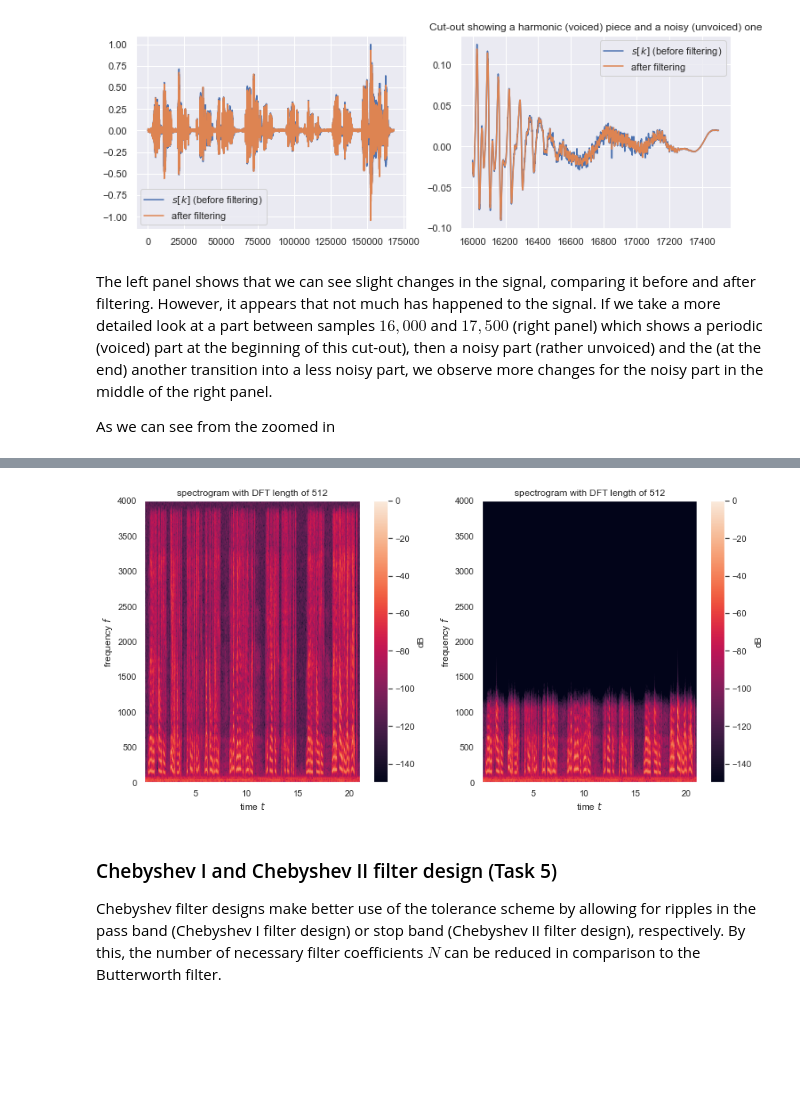
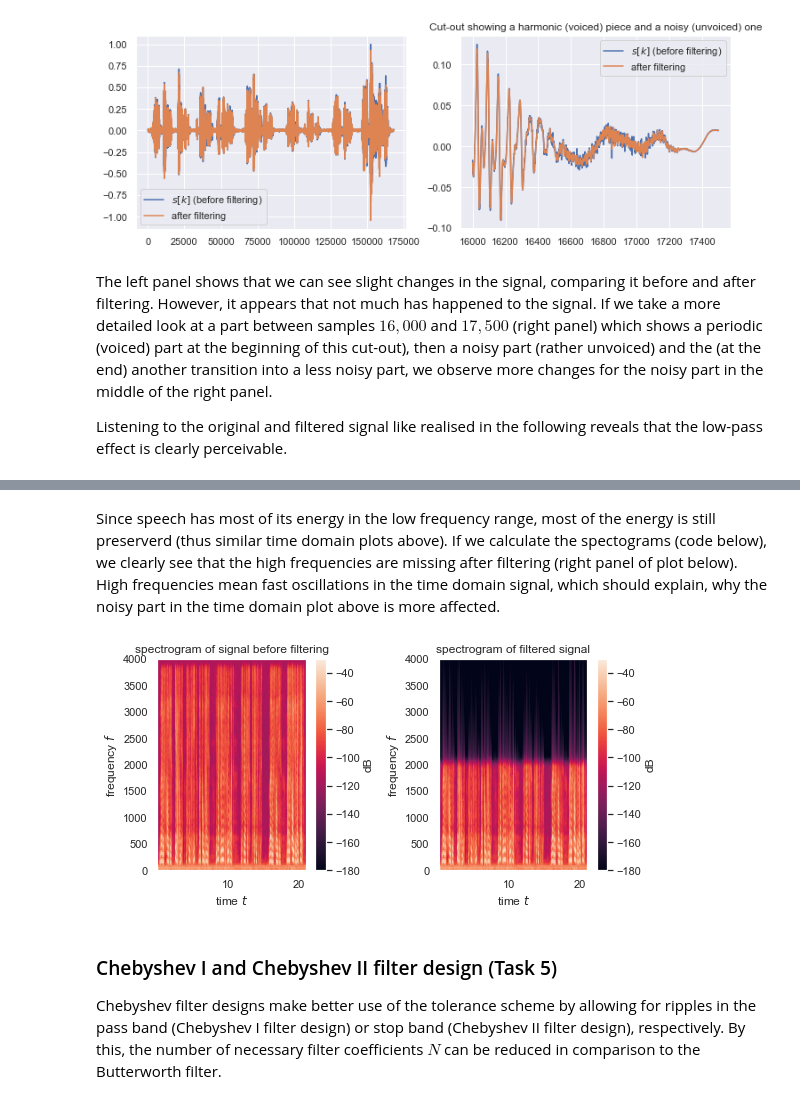
Before and after one commit to sap-shef/SpeechProcesssingLab, a Jupyter notebook: Lab-Sheet-Solutions/Lab-Sheet-5-Solution.ipynb, the cells around one changed output, grey strips where cells are left out. Cells and saved outputs as stored; diff of their text form; code cells hidden in the pictures; blank space fills up the shorter version.

```diff
--- a/Lab-Sheet-Solutions/Lab-Sheet-5-Solution.ipynb
+++ b/Lab-Sheet-Solutions/Lab-Sheet-5-Solution.ipynb
@@ -332,8 +347,7 @@ plt.legend();
 # %% [markdown]
 The left panel shows that we can see slight changes in the signal, comparing it before and after filtering. However, it appears that not much has happened to the signal. If we take a more detailed look at a part between samples $16,000$ and $17,500$ (right panel) which shows a periodic (voiced) part at the beginning of this cut-out), then a noisy part (rather unvoiced) and the (at the end) another transition into a less noisy part, we observe more changes for the noisy part in the middle of the right panel.
 
-
-As we can see from the zoomed in
+Listening to the original and filtered signal like realised in the following reveals that the low-pass effect is clearly perceivable.
 # %%
 # listen to the sound file (if you want)
 ipd.Audio(s, rate=fs)
@@ -344,36 +358,35 @@ ipd.Audio(s, rate=fs)
 ipd.Audio(s_filtered, rate=fs)
 # %% [output]
 [interactive output not drawn]
+# %% [markdown]
+Since speech has most of its energy in the low frequency range, most of the energy is still preserverd (thus similar time domain plots above). If we calculate the spectograms (code below), we clearly see that the high frequencies are missing after filtering (right panel of plot below). High frequencies mean fast oscillations in the time domain signal, which should explain, why the noisy part in the time domain plot above is more affected.
 # %%
-# visualise
-fig=plt.figure(figsize=(12,6)) # create a figure of size 12 x 6 inches
-
-LDFT=512
+# visualise as spectrograms
+fig=plt.figure(figsize=(8,4)) # create a figure of size 12 x 6 inches
 
 plt.subplot(1,2,1)
-plt.specgram(s, Fs=fs, NFFT=LDFT); # NFFT default: 256
-plt.title('spectrogram with DFT length of ' + str(LDFT) )
+plt.specgram(s, Fs=fs)
+plt.title('spectrogram of signal before filtering')
 plt.xlabel('time $t$')
 plt.ylabel('frequency $f$')
 plt.grid(None) # no grid (in case you used seaborn)
 
 plt.colorbar(label='dB');
-plt.clim(-150,0)
-
+plt.clim(-180,-30) # select the 'color'/amplitude range (in dB)
 
 plt.subplot(1,2,2)
-plt.specgram(s_filtered, Fs=fs, NFFT=LDFT); # NFFT default: 256
-plt.title('spectrogram with DFT length of ' + str(LDFT))
+plt.specgram(s_filtered, Fs=fs)
+plt.title('spectrogram of filtered signal')
 plt.xlabel('time $t$')
 plt.ylabel('frequency $f$')
 plt.grid(None)  # no grid (in case you used seaborn)
 
 plt.colorbar(label='dB');
-plt.clim(-150,0)
+plt.clim(-180,-30)
 
-plt.tight_layout()
+plt.tight_layout() # to see all axis descriptions
 # %% [output]
-[figure, old version]
+[figure, new version]
 # %% [markdown]
 ### Chebyshev I and Chebyshev II filter design (Task 5)
 
```
Also changed, not shown: parts of 24 cells of this notebook, 1 other file.
